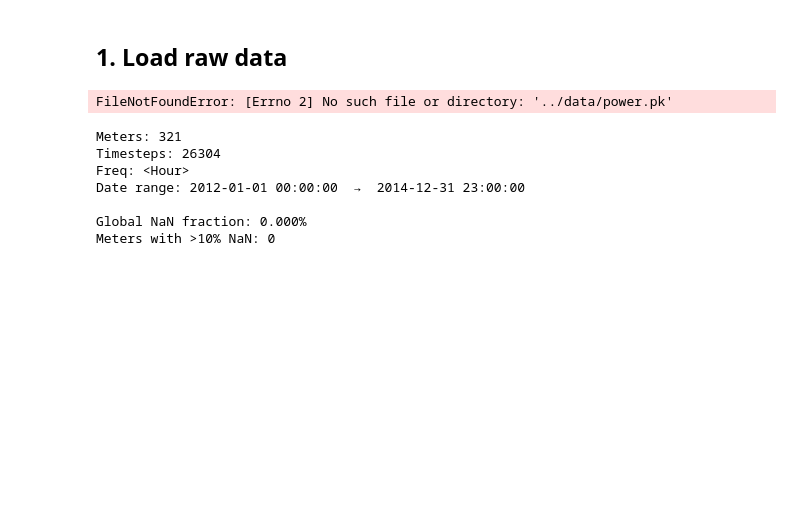
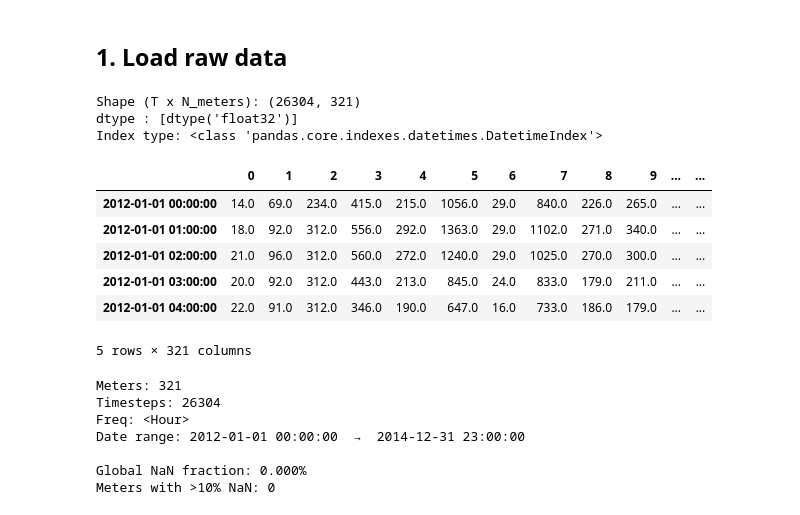
Before and after one commit to ncapac/tesina, a Jupyter notebook: notebooks/01_eda.ipynb, the cells around one changed output. Saved outputs shown, nothing was run; the diff lists cells and outputs as text; code cells hidden in the pictures; blank space fills up the shorter version.

```diff
--- a/notebooks/01_eda.ipynb
+++ b/notebooks/01_eda.ipynb
@@ -19,13 +92,22 @@ sns.set_theme(style='whitegrid')
 # %% [markdown]
 ## 1. Load raw data
 # %%
-df = load_raw('../data/power.pk')
+df = load_raw(DATA_DIR / 'power.pk')
 print('Shape (T x N_meters):', df.shape)
 print('dtype :', df.dtypes.unique())
 print('Index type:', type(df.index))
 df.head()
 # %% [output]
-FileNotFoundError: [Errno 2] No such file or directory: '../data/power.pk'
+Shape (T x N_meters): (26304, 321)
+dtype : [dtype('float32')]
+Index type: <class 'pandas.core.indexes.datetimes.DatetimeIndex'>
+|  | 0 | 1 | 2 | 3 | 4 | 5 | 6 | 7 | 8 | 9 | ... | ... |
+| 2012-01-01 00:00:00 | 14.0 | 69.0 | 234.0 | 415.0 | 215.0 | 1056.0 | 29.0 | 840.0 | 226.0 | 265.0 | ... | ... |
+| 2012-01-01 01:00:00 | 18.0 | 92.0 | 312.0 | 556.0 | 292.0 | 1363.0 | 29.0 | 1102.0 | 271.0 | 340.0 | ... | ... |
+| 2012-01-01 02:00:00 | 21.0 | 96.0 | 312.0 | 560.0 | 272.0 | 1240.0 | 29.0 | 1025.0 | 270.0 | 300.0 | ... | ... |
+| 2012-01-01 03:00:00 | 20.0 | 92.0 | 312.0 | 443.0 | 213.0 | 845.0 | 24.0 | 833.0 | 179.0 | 211.0 | ... | ... |
+| 2012-01-01 04:00:00 | 22.0 | 91.0 | 312.0 | 346.0 | 190.0 | 647.0 | 16.0 | 733.0 | 186.0 | 179.0 | ... | ... |
+5 rows × 321 columns
 # %%
 # Basic stats
 T, N = df.shape
```
Also changed, not shown: parts of 1 cell of this notebook, 13 other files.
